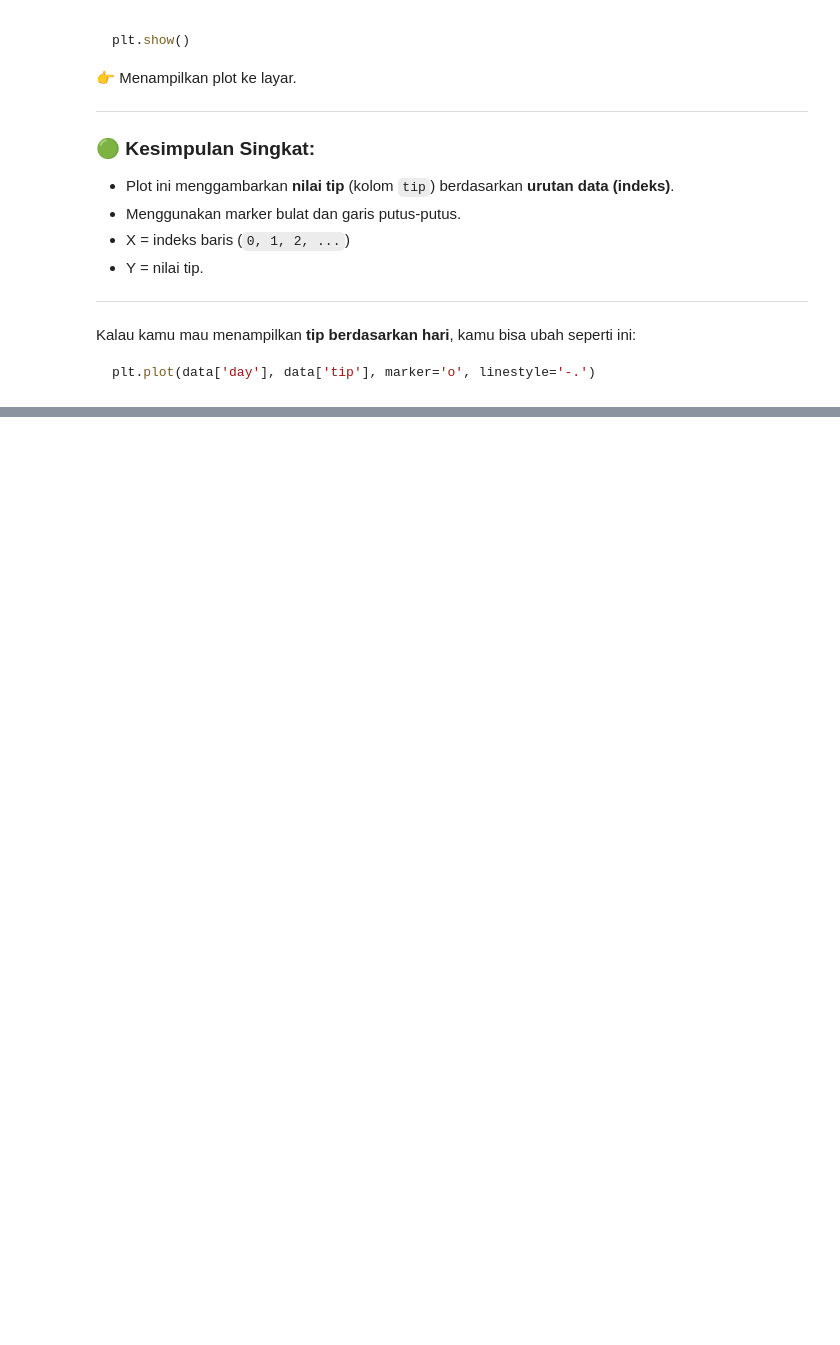
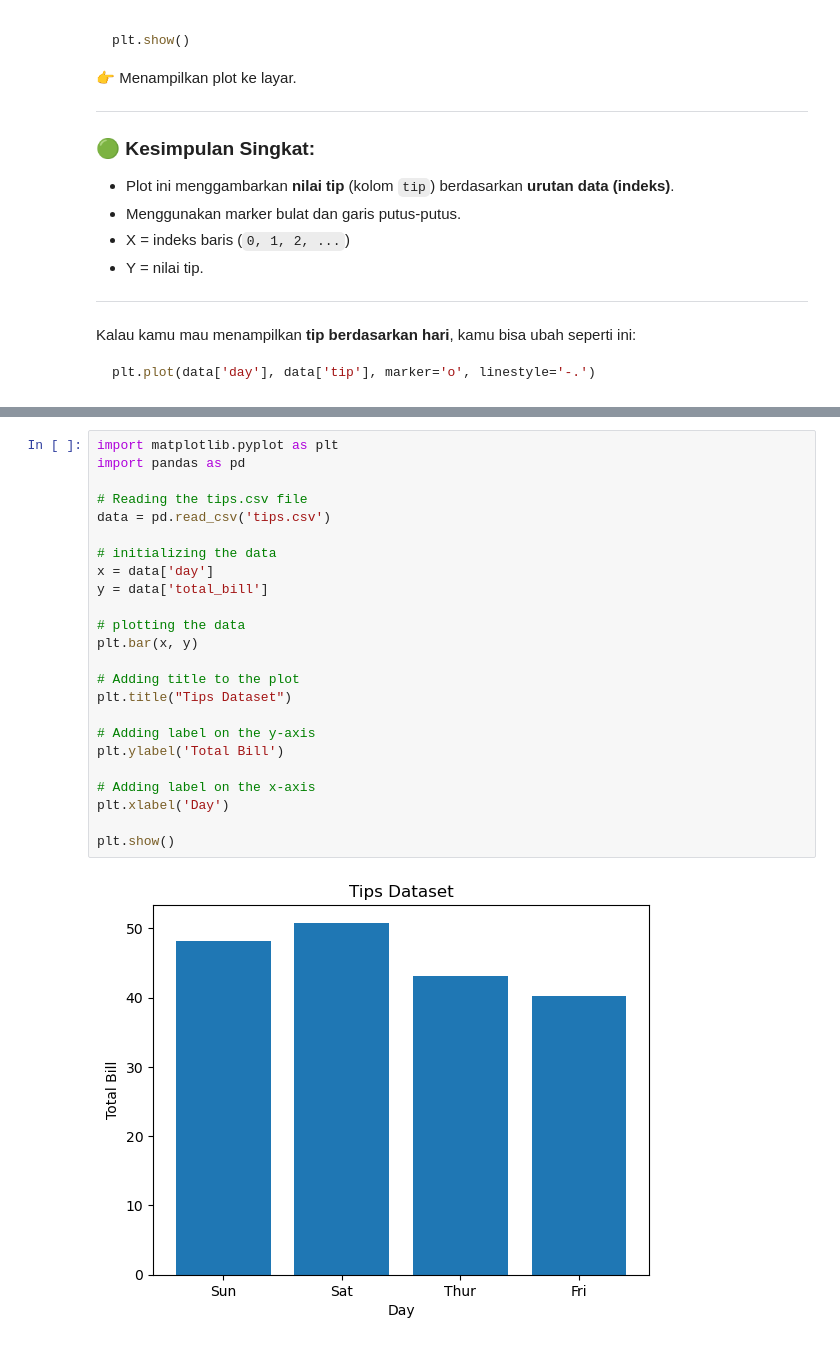
Before and after one commit to TurmaeUrsorum/belajar-piton, a Jupyter notebook: 20. Data Visualization Type/data_visualisasi.ipynb, the cells around one changed output, grey strips where cells are left out. Saved outputs shown, nothing was run; the diff lists cells and outputs as text; blank space fills up the shorter version.

Commit message:
check point nya bar chart

```diff
--- a/20. Data Visualization Type/data_visualisasi.ipynb
+++ b/20. Data Visualization Type/data_visualisasi.ipynb
@@ -256,0 +317,26 @@ plt.plot(data['day'], data['tip'], marker='o', linestyle='-.')
+# %%
+import matplotlib.pyplot as plt
+import pandas as pd
+
+# Reading the tips.csv file
+data = pd.read_csv('tips.csv')
+
+# initializing the data
+x = data['day']
+y = data['total_bill']
+
+# plotting the data
+plt.bar(x, y)
+
+# Adding title to the plot
+plt.title("Tips Dataset")
+
+# Adding label on the y-axis
+plt.ylabel('Total Bill')
+
+# Adding label on the x-axis
+plt.xlabel('Day')
+
+plt.show()
+# %% [output]
+[figure, added]
```
Also changed, not shown: parts of 3 cells of this notebook.
